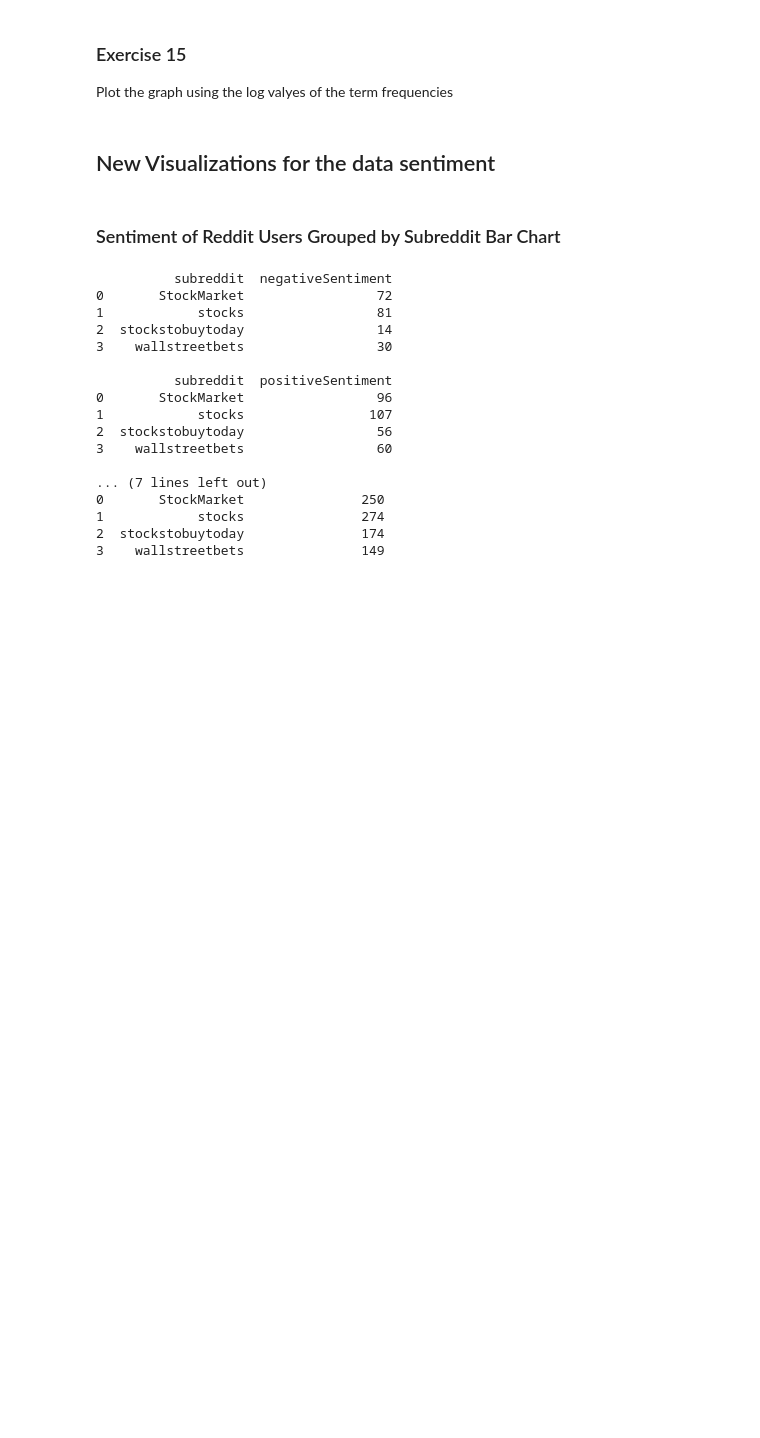
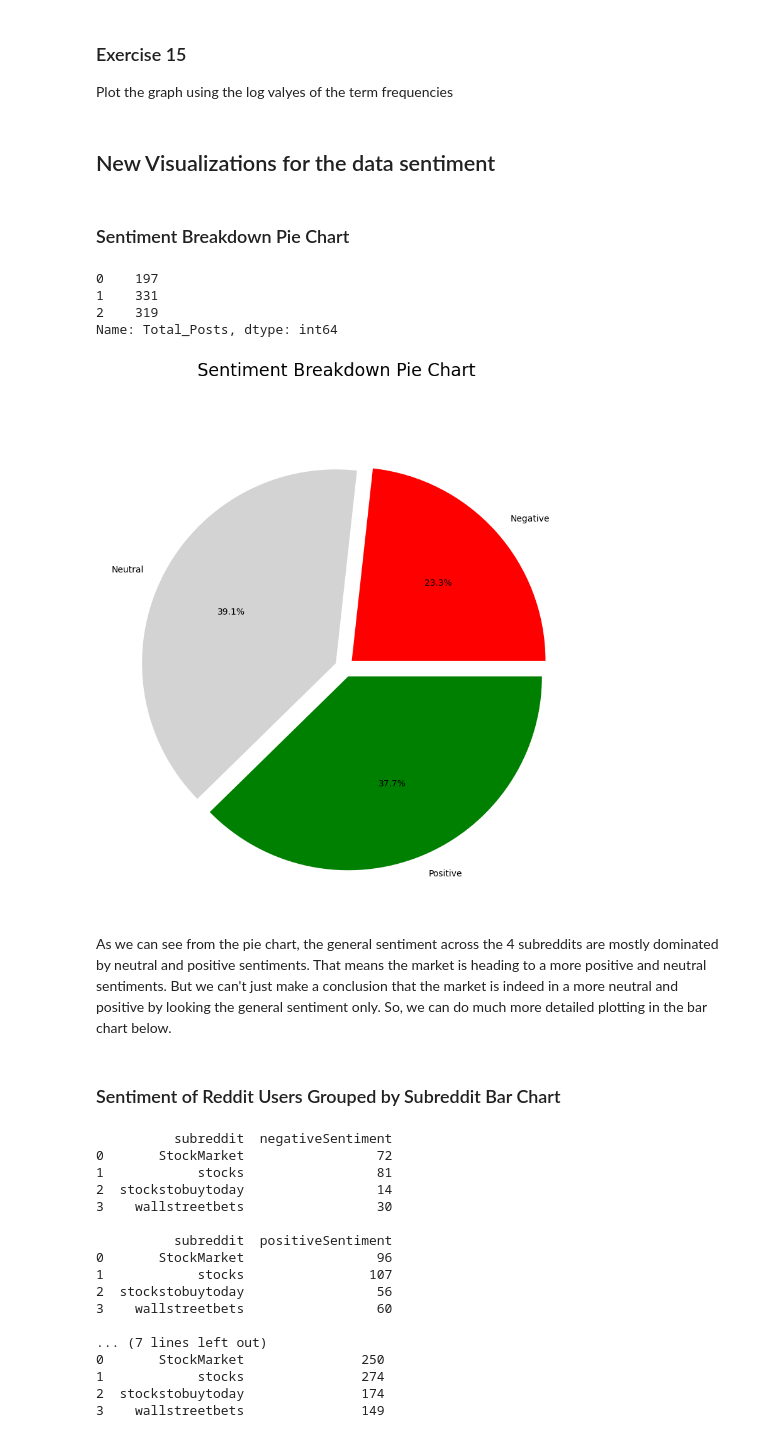
Before and after one commit to Osiris181/DM2025-Lab1-Exercise, a Jupyter notebook: DM2025-Lab1-Homework.ipynb, the cells around one changed output. Saved outputs shown, nothing was run; the diff lists cells and outputs as text; code cells hidden in the pictures; blank space fills up the shorter version.

```diff
--- a/DM2025-Lab1-Homework.ipynb
+++ b/DM2025-Lab1-Homework.ipynb
@@ -673,6 +673,35 @@ fig.update_layout(
 fig.show()
 # %% [markdown]
 ## New Visualizations for the data sentiment
+# %% [markdown]
+### Sentiment Breakdown Pie Chart
+# %%
+total_positive_posts = data[data['sentiment'] == 1].shape[0]
+total_neutral_posts = data[data['sentiment'] == 0].shape[0]
+total_negative_posts = data[data['sentiment'] == -1].shape[0]
+
+total_data = {
+    'Sentiment': ['Negative', 'Neutral', 'Positive'],
+    'Total_Posts': [total_negative_posts, total_neutral_posts, total_positive_posts]
+}
+
+total_sentiment_df = pd.DataFrame(total_data)
+
+total_sentiment_df.Total_Posts
+# total_counts = pd.concat([total_negative_posts, total_neutral_posts, total_positive_posts], axis=1)
+# %% [output]
+0    197
+1    331
+2    319
+Name: Total_Posts, dtype: int64
+# %%
+fig, ax = plt.subplots(figsize=(10,10))
+fig.suptitle("Sentiment Breakdown Pie Chart", fontsize=20)
+ax.pie(total_sentiment_df.Total_Posts, explode=(0.05, 0.05, 0.05), labels=total_sentiment_df.Sentiment, colors=['red', 'lightgray', 'green'], autopct='%1.1f%%');
+# %% [output]
+[figure, added]
+# %% [markdown]
+As we can see from the pie chart, the general sentiment across the 4 subreddits are mostly dominated by neutral and positive sentiments. That means the market is heading to a more positive and neutral sentiments. But we can't just make a conclusion that the market is indeed in a more neutral and positive by looking the general sentiment only. So, we can do much more detailed plotting in the bar chart below.
 # %% [markdown]
 ### Sentiment of Reddit Users Grouped by Subreddit Bar Chart
 # %%
```
Also changed, not shown: parts of 8 cells of this notebook.
